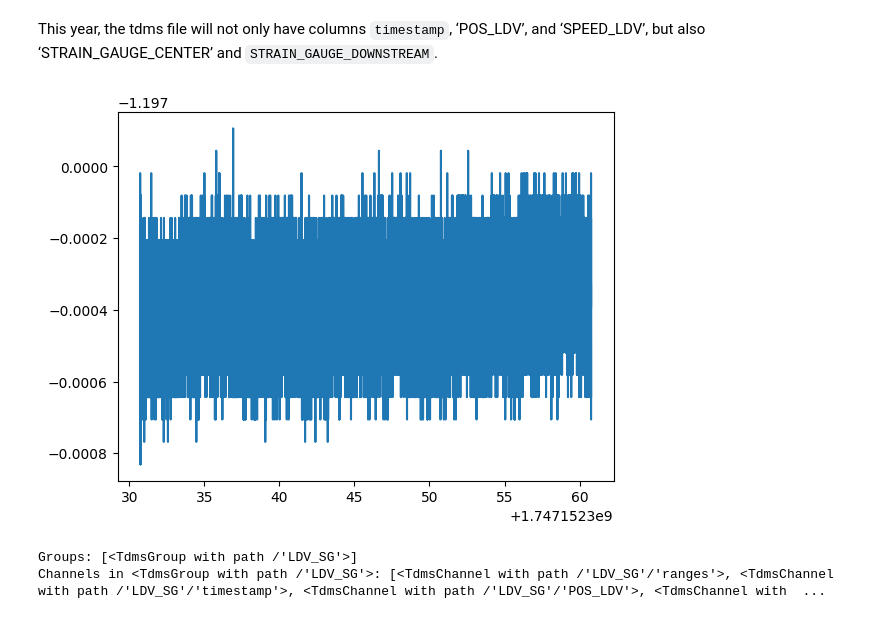
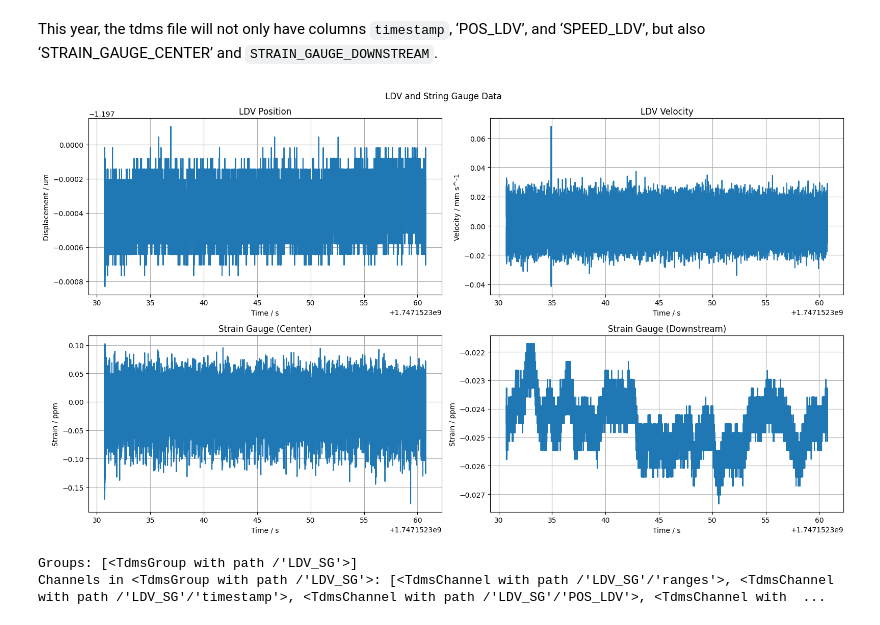
Before and after one commit to padishah115/fireball_onlineTF, a Jupyter notebook: notebooks/meteorite-playing/ldv_and_gauges.ipynb, the cells around one changed output. Cells and saved outputs as stored; diff of their text form; code cells hidden in the pictures.

Commit message:
Added LDV gauge plotting and runtime methods

```diff
--- a/notebooks/meteorite-playing/ldv_and_gauges.ipynb
+++ b/notebooks/meteorite-playing/ldv_and_gauges.ipynb
@@ -9,15 +9,47 @@ This year, the tdms file will not only have columns `timestamp`, ‘POS_LDV’,
 # %%
 with nptdms.TdmsFile.open(path_to_data) as tdms_file:
     group = tdms_file["LDV_SG"]
     times = group["timestamp"]
     ldv_position = group["POS_LDV"]
     ldv_speed = group["SPEED_LDV"]
     strain_gauge_center = group["StrainGaugeCenter"]
     strain_gauge_downstream = group["StrainGaugeDownstream"]
 
-    plt.plot(times, ldv_position)
+    fig, axs = plt.subplots(2, 2, figsize=(16,9))
+
+    # LDV POSITION VS TIME
+    axs[0, 0].plot(times, ldv_position)
+    axs[0, 0].set_title("LDV Position")
+    axs[0, 0].set_xlabel("Time / s")
+    axs[0, 0].set_ylabel("Displacement / um")
+    axs[0, 0].grid()
+
+    # LDV SPEED VS TIME
+    axs[0,1].plot(times, ldv_speed)
+    axs[0, 1].set_title("LDV Velocity")
+    axs[0, 1].set_xlabel("Time / s")
+    axs[0, 1].set_ylabel("Velocity / mm s^-1")
+    axs[0, 1].grid()
+
+    # CENTRAL GAUGE POSITION VS TIME
+    axs[1,0].plot(times, strain_gauge_center)
+    axs[1, 0].set_title("Strain Gauge (Center)")
+    axs[1, 0].set_xlabel("Time / s")
+    axs[1, 0].set_ylabel("Strain / ppm")
+    axs[1, 0].grid()
+
+    # DOWNSTREAM GAUGE POSITION VS TIME
+    axs[1,1].plot(times, strain_gauge_downstream)
+    axs[1, 1].set_title("Strain Gauge (Downstream)")
+    axs[1, 1].set_xlabel("Time / s")
+    axs[1, 1].set_ylabel("Strain / ppm")
+    axs[1, 1].grid()
+
+    fig.suptitle("LDV and String Gauge Data")
+    fig.tight_layout()
+    plt.show()
 # %% [output]
-[figure, old version]
+[figure, new version]
 # %%
 with nptdms.TdmsFile.open(path_to_data) as tdms_file:
     print("Groups:", tdms_file.groups())
```
Also changed, not shown: 4 other files.
